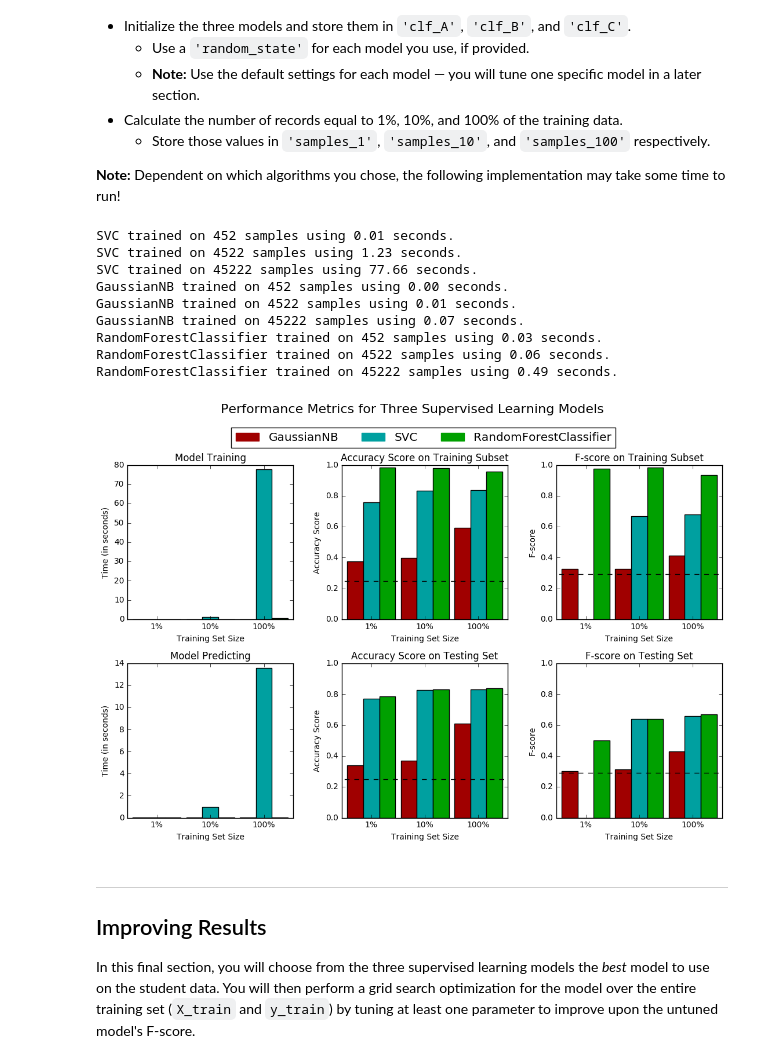
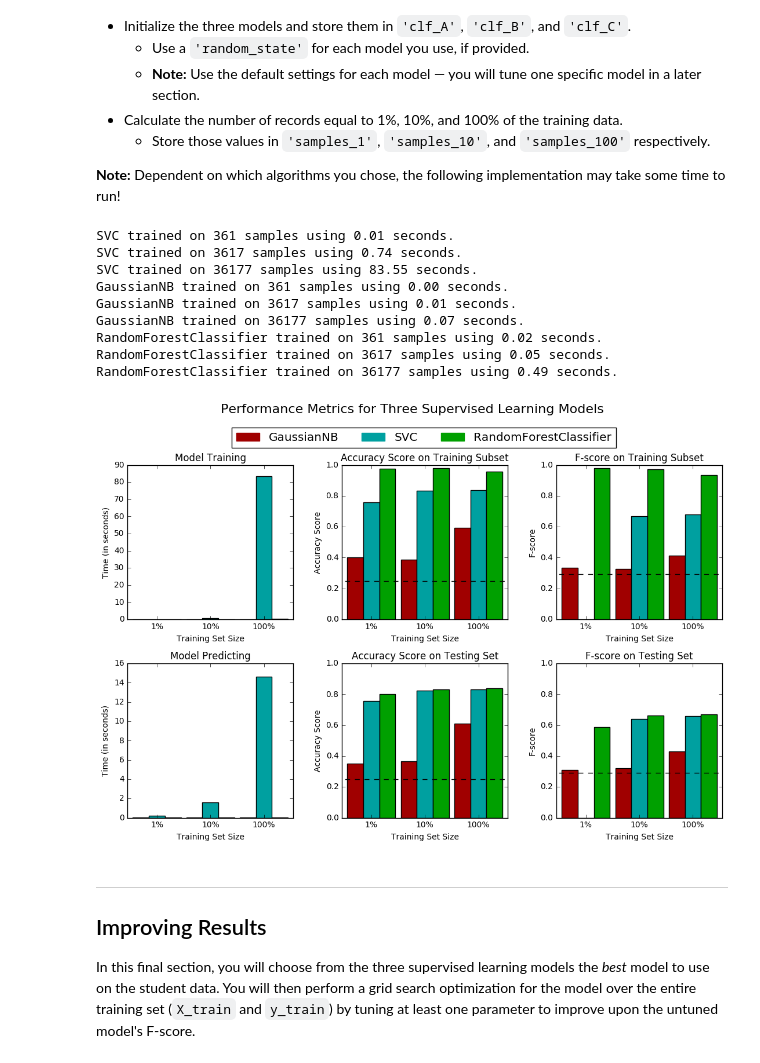
Before and after one commit to Bismarrck/machine-learning, a Jupyter notebook: projects/finding_donors/finding_donors.ipynb, the cells around one changed output. Cells and saved outputs as stored; diff of their text form; code cells hidden in the pictures.

```diff
--- a/projects/finding_donors/finding_donors.ipynb
+++ b/projects/finding_donors/finding_donors.ipynb
@@ -320,7 +320,7 @@ def train_predict(learner, sample_size, X_train, y_train, X_test, y_test):
     # TODO: Get the predictions on the test set,
     #       then get predictions on the first 300 training samples
     start = time() # Get start time
-    predictions_test = learner.predict(X_test[:sample_size])
+    predictions_test = learner.predict(X_test)
     predictions_train = learner.predict(X_train[:300])
     end = time() # Get end time
 
@@ -331,13 +331,13 @@ def train_predict(learner, sample_size, X_train, y_train, X_test, y_test):
     results['acc_train'] = accuracy_score(y_train[:300], predictions_train)
 
     # TODO: Compute accuracy on test set
-    results['acc_test'] = accuracy_score(y_test[:sample_size], predictions_test)
+    results['acc_test'] = accuracy_score(y_test, predictions_test)
 
     # TODO: Compute F-score on the the first 300 training samples
     results['f_train'] = fbeta_score(y_train[:300], predictions_train, beta)
 
     # TODO: Compute F-score on the test set
-    results['f_test'] = fbeta_score(y_test[:sample_size], predictions_test, beta)
+    results['f_test'] = fbeta_score(y_test, predictions_test, beta)
 
     # Success
     print "{} trained on {} samples using {:.2f} seconds.".format(
@@ -359,42 +359,43 @@ In the code cell, you will need to implement the following:
 # %%
 # TODO: Import the three supervised learning models from sklearn
 from sklearn.naive_bayes import GaussianNB
 from sklearn.ensemble import RandomForestClassifier
 from sklearn.svm import SVC
 
 # TODO: Initialize the three models
 random_state = 0
 clf_A = SVC(random_state=random_state)
 clf_B = GaussianNB()
 clf_C = RandomForestClassifier(random_state=random_state)
 
 # TODO: Calculate the number of samples for 1%, 10%, and 100% of the training data
-samples_1 = int(0.01 * n_records)
-samples_10 = int(0.10 * n_records)
-samples_100 = int(1.00 * n_records)
+n_training = len(X_train)
+samples_1 = int(0.01 * n_training)
+samples_10 = int(0.10 * n_training)
+samples_100 = int(1.00 * n_training)
 
 # Collect results on the learners
 results = {}
 for clf in [clf_A, clf_B, clf_C]:
     clf_name = clf.__class__.__name__
     results[clf_name] = {}
     for i, samples in enumerate([samples_1, samples_10, samples_100]):
         results[clf_name][i] = \
         train_predict(clf, samples, X_train, y_train, X_test, y_test)
 
 # Run metrics visualization for the three supervised learning models chosen
 vs.evaluate(results, accuracy, fscore)
 # %% [output]
-SVC trained on 452 samples using 0.01 seconds.
-SVC trained on 4522 samples using 1.23 seconds.
-SVC trained on 45222 samples using 77.66 seconds.
-GaussianNB trained on 452 samples using 0.00 seconds.
-GaussianNB trained on 4522 samples using 0.01 seconds.
-GaussianNB trained on 45222 samples using 0.07 seconds.
-RandomForestClassifier trained on 452 samples using 0.03 seconds.
-RandomForestClassifier trained on 4522 samples using 0.06 seconds.
-RandomForestClassifier trained on 45222 samples using 0.49 seconds.
+SVC trained on 361 samples using 0.01 seconds.
+SVC trained on 3617 samples using 0.74 seconds.
+SVC trained on 36177 samples using 83.55 seconds.
+GaussianNB trained on 361 samples using 0.00 seconds.
+GaussianNB trained on 3617 samples using 0.01 seconds.
+GaussianNB trained on 36177 samples using 0.07 seconds.
+RandomForestClassifier trained on 361 samples using 0.02 seconds.
+RandomForestClassifier trained on 3617 samples using 0.05 seconds.
+RandomForestClassifier trained on 36177 samples using 0.49 seconds.
-[figure, old version]
+[figure, new version]
 # %% [markdown]
 ----
 ## Improving Results
```
Also changed, not shown: parts of 3 cells of this notebook, 2 other files.
